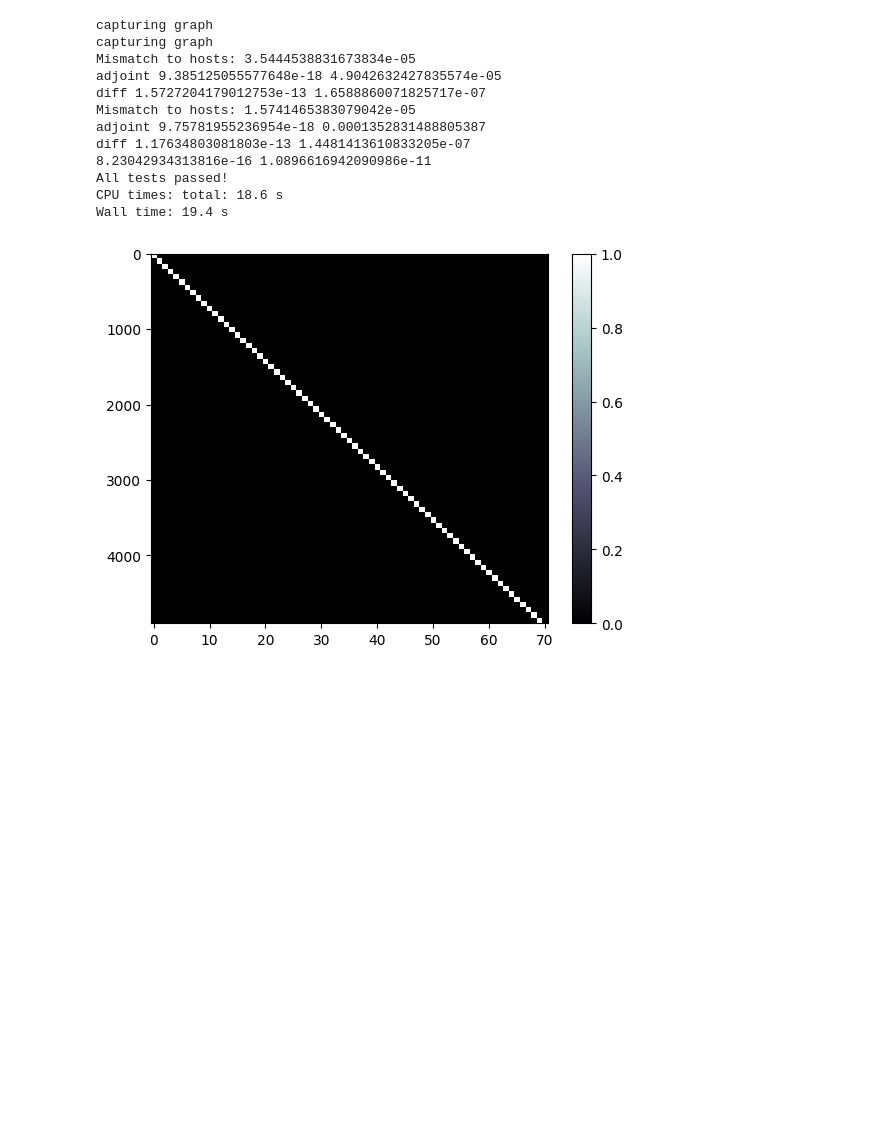
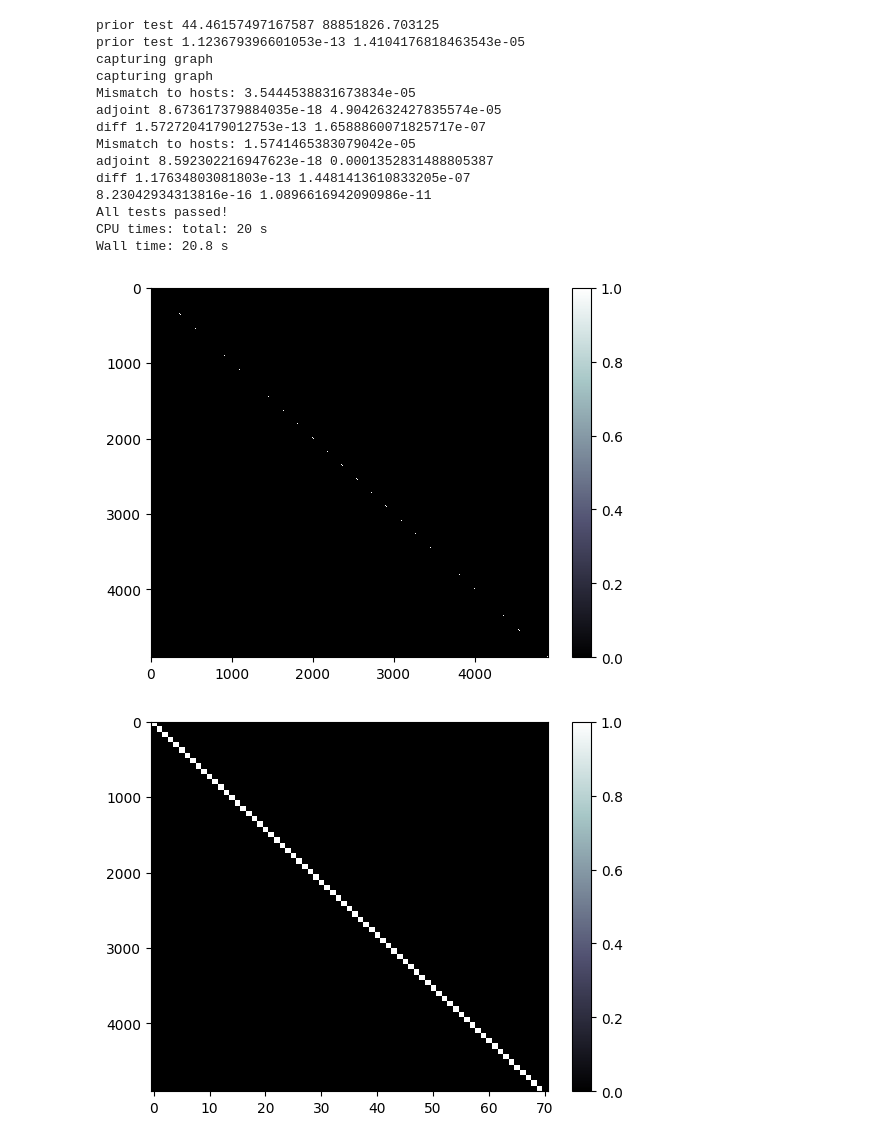
Before and after one commit to jcottaar/seismic, a Jupyter notebook: analysis/develop_adjoint.ipynb, the cells around one changed output. Saved outputs shown, nothing was run; the diff lists cells and outputs as text; code cells hidden in the pictures; blank space fills up the shorter version.

```diff
--- a/analysis/develop_adjoint.ipynb
+++ b/analysis/develop_adjoint.ipynb
@@ -18,23 +19,27 @@ import seis_test
 # %%
 %%time
 importlib.reload(kgs)
 importlib.reload(seis_test)
 importlib.reload(seis_forward2)
+importlib.reload(seis_prior)
 seis_test.run_all_tests(test_reference_mode=True)
 # %% [output]
+prior test 44.46157497167587 88851826.703125
+prior test 1.123679396601053e-13 1.4104176818463543e-05
 capturing graph
 capturing graph
 Mismatch to hosts: 3.5444538831673834e-05
-adjoint 9.385125055577648e-18 4.9042632427835574e-05
+adjoint 8.673617379884035e-18 4.9042632427835574e-05
 diff 1.5727204179012753e-13 1.6588860071825717e-07
 Mismatch to hosts: 1.5741465383079042e-05
-adjoint 9.75781955236954e-18 0.0001352831488805387
+adjoint 8.592302216947623e-18 0.0001352831488805387
 diff 1.17634803081803e-13 1.4481413610833205e-07
 8.23042934313816e-16 1.0896616942090986e-11
 All tests passed!
-CPU times: total: 18.6 s
-Wall time: 19.4 s
+CPU times: total: 20 s
+Wall time: 20.8 s
-[figure, old version]
+[figure, new version]
+[figure, added]
 # %%
 import cupy as cp
 import time
```
Also changed, not shown: parts of 2 cells of this notebook, 9 other files.
